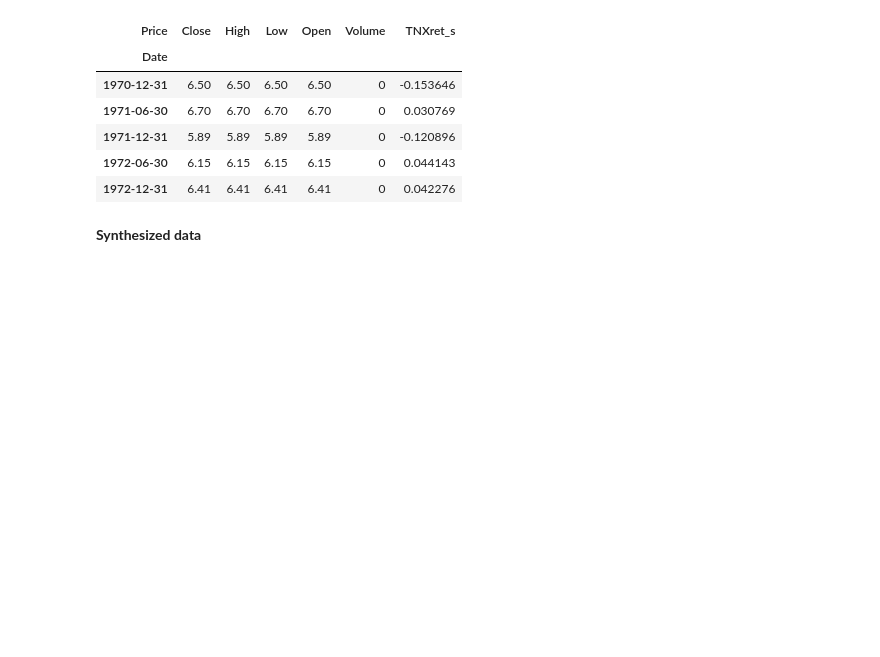
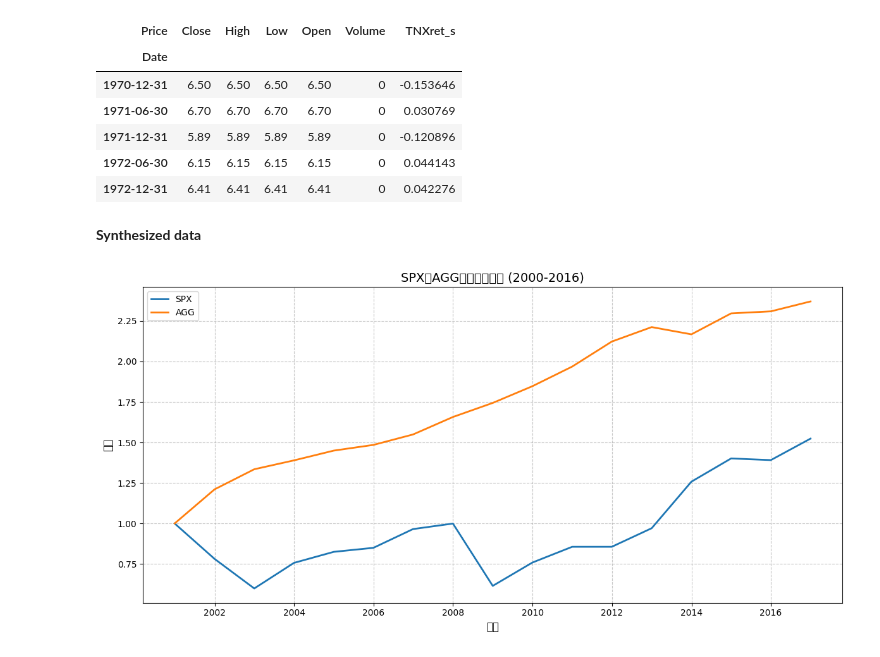
Before and after one commit to FlyingParachute/MathFin_RL, a Jupyter notebook: src/data_process.ipynb, the cells around one changed output. Drawn from its saved outputs; the diff is of its cells as text; code cells hidden in the pictures; blank space fills up the shorter version.

```diff
--- a/src/data_process.ipynb
+++ b/src/data_process.ipynb
@@ -167,0 +173,27 @@ with pd.ExcelWriter("../data/processed/Portfolio_2.xlsx") as writer:
+# %%
+#ptf_1_annual 绘图，净值曲线，2000-2016
+
+# 筛选ptf_1_annual数据，只保留2000-2016年的数据
+ptf_1_annual_2000_2016 = ptf_1_annual.loc['2000-01-01':'2016-12-31']
+
+# 计算初始净值为1的情况下的净值曲线
+spx_annual_netvalue = (1 + ptf_1_annual_2000_2016['SPXret_a']).cumprod()
+agg_annual_netvalue = (1 + ptf_1_annual_2000_2016['AGGret_a']).cumprod()
+
+# 将第一个值设为1（初始值）
+spx_annual_netvalue.iloc[0] = 1
+agg_annual_netvalue.iloc[0] = 1
+
+# 绘制净值曲线
+plt.figure(figsize=(12, 6))
+plt.plot(spx_annual_netvalue.index, spx_annual_netvalue, label='SPX', linewidth=2)
+plt.plot(agg_annual_netvalue.index, agg_annual_netvalue, label='AGG', linewidth=2)
+
+plt.title('SPX和AGG年度净值曲线 (2000-2016)', fontsize=14)
+plt.xlabel('日期', fontsize=12)
+plt.ylabel('净值', fontsize=12)
+plt.grid(True, linestyle='--', alpha=0.7)
+plt.legend()
+plt.tight_layout()
+# %% [output]
+[figure, added]
```
Also changed, not shown: parts of 3 cells of this notebook, 10 other files.
